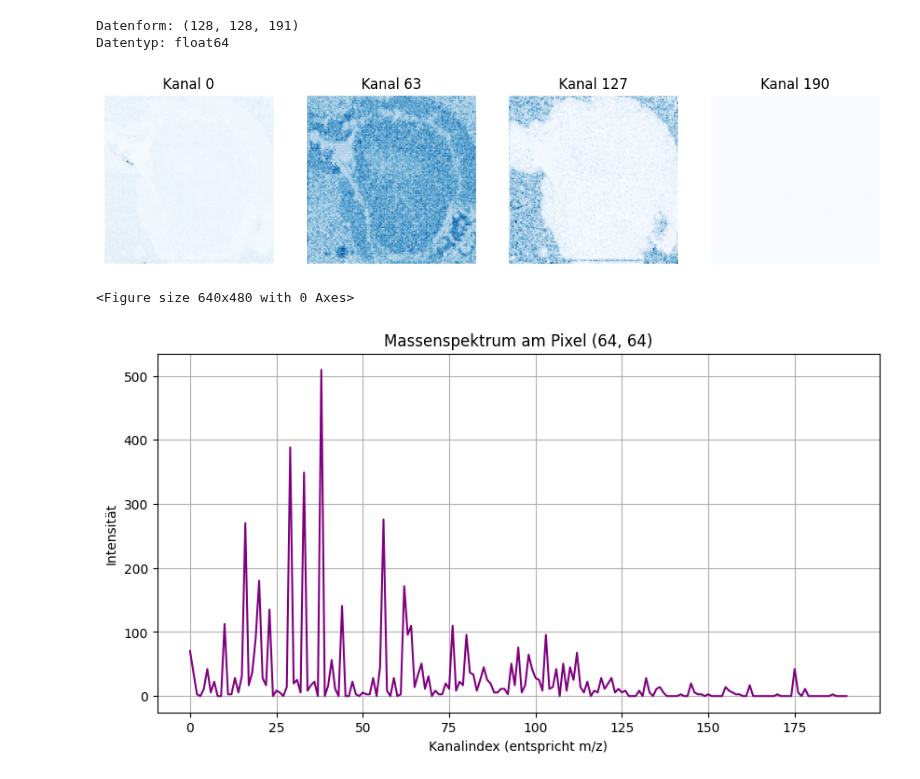
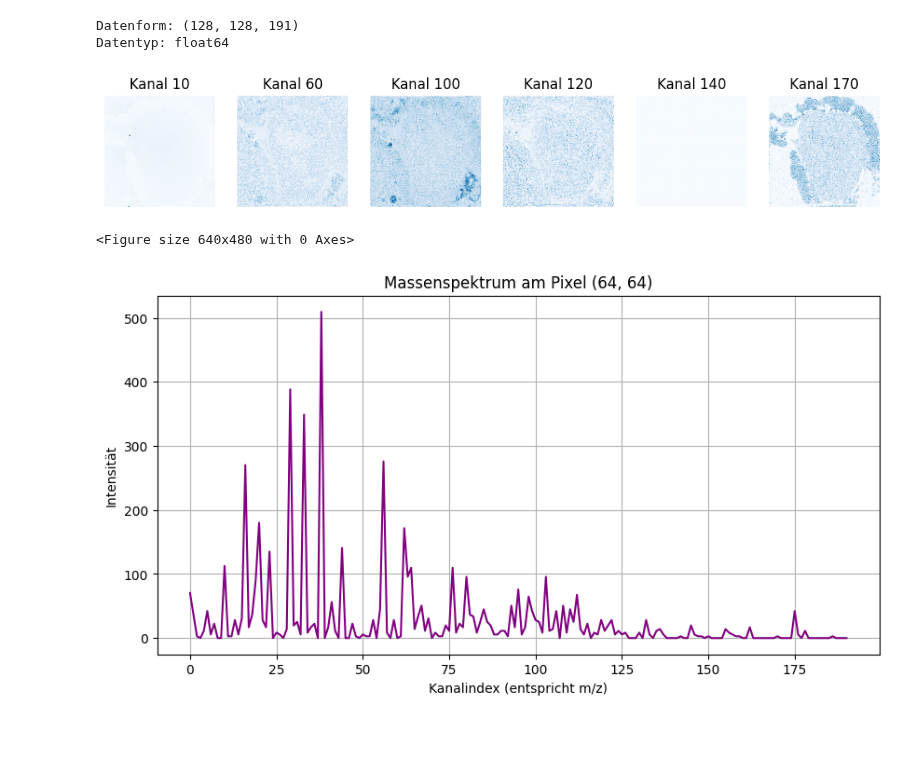
Before and after one commit to janphr03/MassSpectrometryImaging, a Jupyter notebook: Main.ipynb, the cells around one changed output. Saved outputs shown, nothing was run; the diff lists cells and outputs as text; code cells hidden in the pictures; blank space fills up the shorter version.

```diff
--- a/Main.ipynb
+++ b/Main.ipynb
@@ -25,35 +25,35 @@ ims_cube = data['ims_cube'] # Datenwürfel mit x,y Position und m/z als Kanalind
 print("Datenform:", ims_cube.shape)  # (x, y, kanäle)
 print("Datentyp:", ims_cube.dtype)
 
 # 2. Beispielhafte Visualisierung einzelner Kanäle
 num_channels = ims_cube.shape[2]
 
 # Anzahl gleichmäßig vierteln
-channels_to_plot = [0, num_channels//3, 2*num_channels//3, num_channels-1]
+channels_to_plot = [10, 60, 100, 120, 140, 170]
 
 
 # Neue Abbildung mit definierter Größe
 plt.figure(figsize=(12, 6))
 
 # Schleife über alle ausgewählten Kanäle
 for i, ch in enumerate(channels_to_plot, 1):
     # Lege Position für das aktuelle Teilbild fest (1 Zeile, mehrere Spalten)
     plt.subplot(1, len(channels_to_plot), i)
 
     # Zeige den jeweiligen Kanal als 2D-Bild
     plt.imshow(ims_cube[:, :, ch], cmap='Blues')
     plt.title(f"Kanal {ch}")  # Beschrifte das Teilbild
     plt.axis('off')           # Achsen ausblenden für saubere Darstellung
 
 # Zeige alle Teilbilder nebeneinander an
 plt.show()
 
 plt.suptitle("Räumliche Verteilung ausgewählter Kanäle")
 plt.show()
 # %% [output]
 Datenform: (128, 128, 191)
 Datentyp: float64
-[figure, old version]
+[figure, new version]
 <Figure size 640x480 with 0 Axes>
 # %%
 # Beispiel: Pixel in der Mitte des Bildes
```
